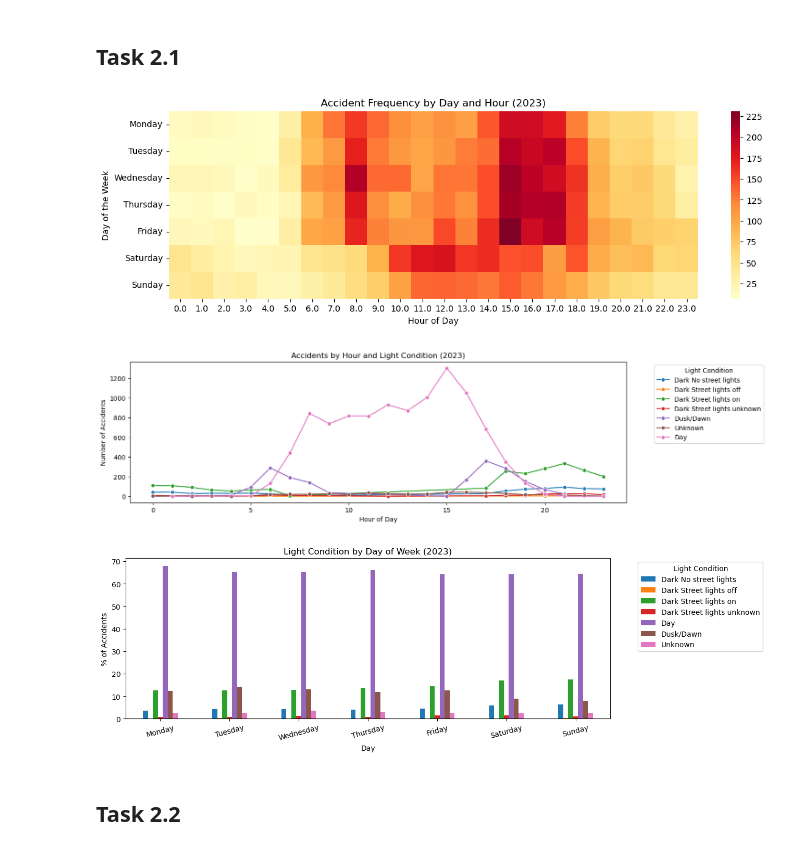
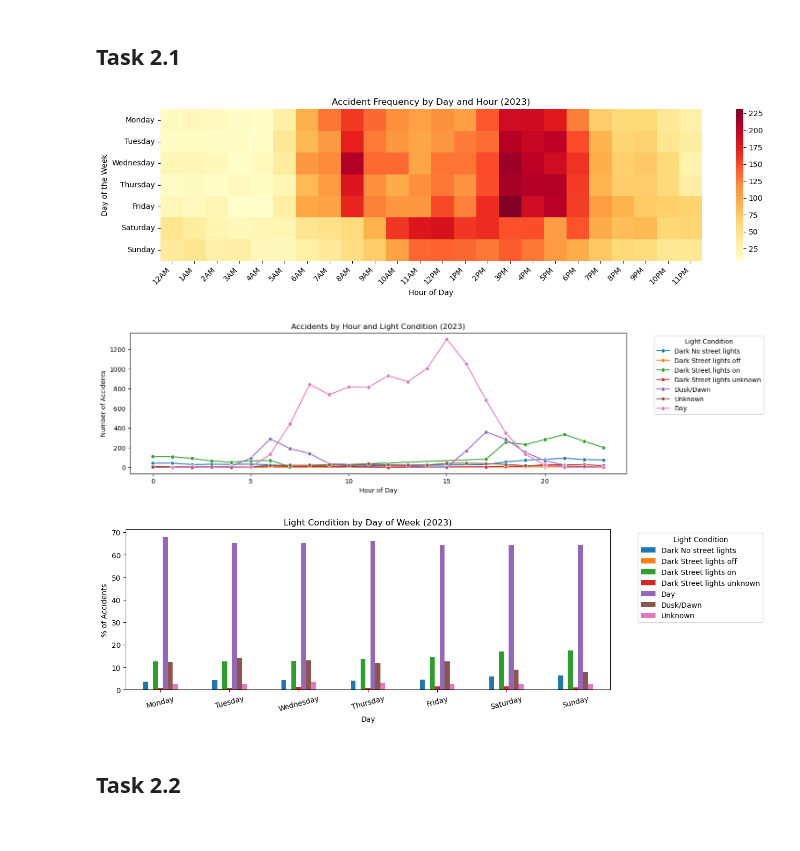
Before and after one commit to Lysitheatsu/PracDataSci, a Jupyter notebook: Assignment1/assignment1.ipynb, the cells around one changed output. Drawn from its saved outputs; the diff is of its cells as text; code cells hidden in the pictures.

```diff
--- a/Assignment1/assignment1.ipynb
+++ b/Assignment1/assignment1.ipynb
@@ -48,15 +60,13 @@ def clean_speed(val):
     if 'not know' in val or 'other' in val:
         return np.nan
 
-    # Use regex to extract the number and return it as a cleaned integer
-    nums = re.findall(r'\d+', val)
+    nums = ''.join(filter(str.isdigit, val))
     if nums:
-        speed = int(nums[0])
-        # Filter out anomalies like 10000 km/hr
+        speed = int(nums)
         if speed > 110 or speed == 0:
             return np.nan
         return speed
-    return np.nan  # Fallback for any unhandled strings
+    return np.nan
 # %%
 # Convert vehicle count columns to integers (no decimals needed)
 cols_to_fix = [
@@ -98,49 +108,54 @@ df.to_csv('cleaned.csv', index=False)
 import seaborn as sns
 import matplotlib.pyplot as plt
 
-# filter for 2023 only
+# Filter for 2023
 df_2023 = df[df['ACCIDENT_DATE'].dt.year == 2023].copy()
 
-# get the hour from the time column
-df_2023['HOUR'] = df_2023['ACCIDENT_TIME'].apply(lambda t: t.hour)
+# Correct format for HH:MM:SS
+df_2023['ACCIDENT_TIME'] = pd.to_datetime(df_2023['ACCIDENT_TIME'].astype(str), format='%H:%M:%S')
+df_2023['HOUR'] = df_2023['ACCIDENT_TIME'].dt.hour
 
-# put days in the right order
+# Day order
 day_order = ['Monday', 'Tuesday', 'Wednesday', 'Thursday', 'Friday', 'Saturday', 'Sunday']
 
-# chart 1 - heatmap of accidents by day and hour
+# Heatmap data
 heatmap_data = df_2023.groupby(['DAY_OF_WEEK', 'HOUR']).size().unstack(fill_value=0).reindex(day_order)
 
+hour_labels = [f"{h % 12 or 12}{'AM' if h < 12 else 'PM'}" for h in range(24)]
+
 plt.figure(figsize=(14, 4))
-sns.heatmap(heatmap_data, cmap='YlOrRd')
+sns.heatmap(heatmap_data, cmap='YlOrRd', xticklabels=hour_labels)
+plt.xticks(rotation=45, ha='right')
 plt.title('Accident Frequency by Day and Hour (2023)')
 plt.xlabel('Hour of Day')
 plt.ylabel('Day of the Week')
+plt.tight_layout()
 plt.show()
 
-# chart 2 - dotted line graph of light conditions in 2023
+# Dotted line graph of light conditions in 2023
 light_hour = df_2023.groupby(['HOUR', 'LIGHT_CONDITION']).size().reset_index(name='COUNT')
 
 plt.figure(figsize=(14, 4))
 sns.lineplot(data=light_hour, x='HOUR', y='COUNT', hue='LIGHT_CONDITION', marker='o')
 plt.title('Accidents by Hour and Light Condition (2023)')
 plt.xlabel('Hour of Day')
 plt.ylabel('Number of Accidents')
 plt.legend(title='Light Condition', bbox_to_anchor=(1.05, 1), loc='upper left')
 plt.show()
 
-# chart 3 - light condition breakdown by day
+# Crashes based on time of day
 light_day = df_2023.groupby(['DAY_OF_WEEK', 'LIGHT_CONDITION']).size().unstack(fill_value=0).reindex(day_order)
 light_day_pct = light_day.div(light_day.sum(axis=1), axis=0) * 100
 
 light_day_pct.plot(kind='bar', figsize=(12, 4))
 plt.title('Light Condition by Day of Week (2023)')
 plt.xlabel('Day')
 plt.ylabel('% of Accidents')
 plt.xticks(rotation=15)
 plt.legend(title='Light Condition', bbox_to_anchor=(1.05, 1), loc='upper left')
 plt.show()
 # %% [output]
-[figure, old version]
+[figure, new version]
 [figure]
 [figure]
 # %% [markdown]
```
Also changed, not shown: parts of 4 cells of this notebook.
